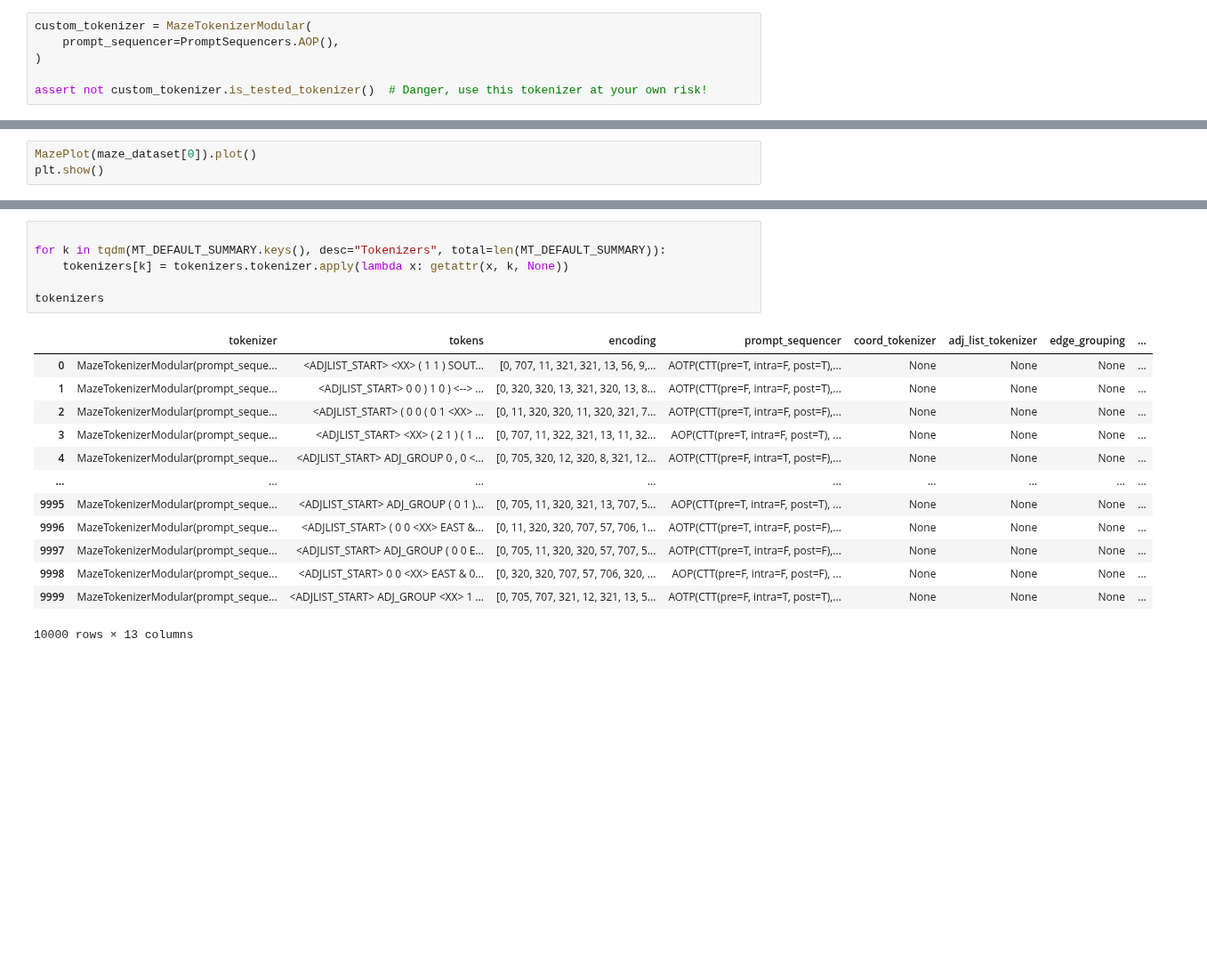
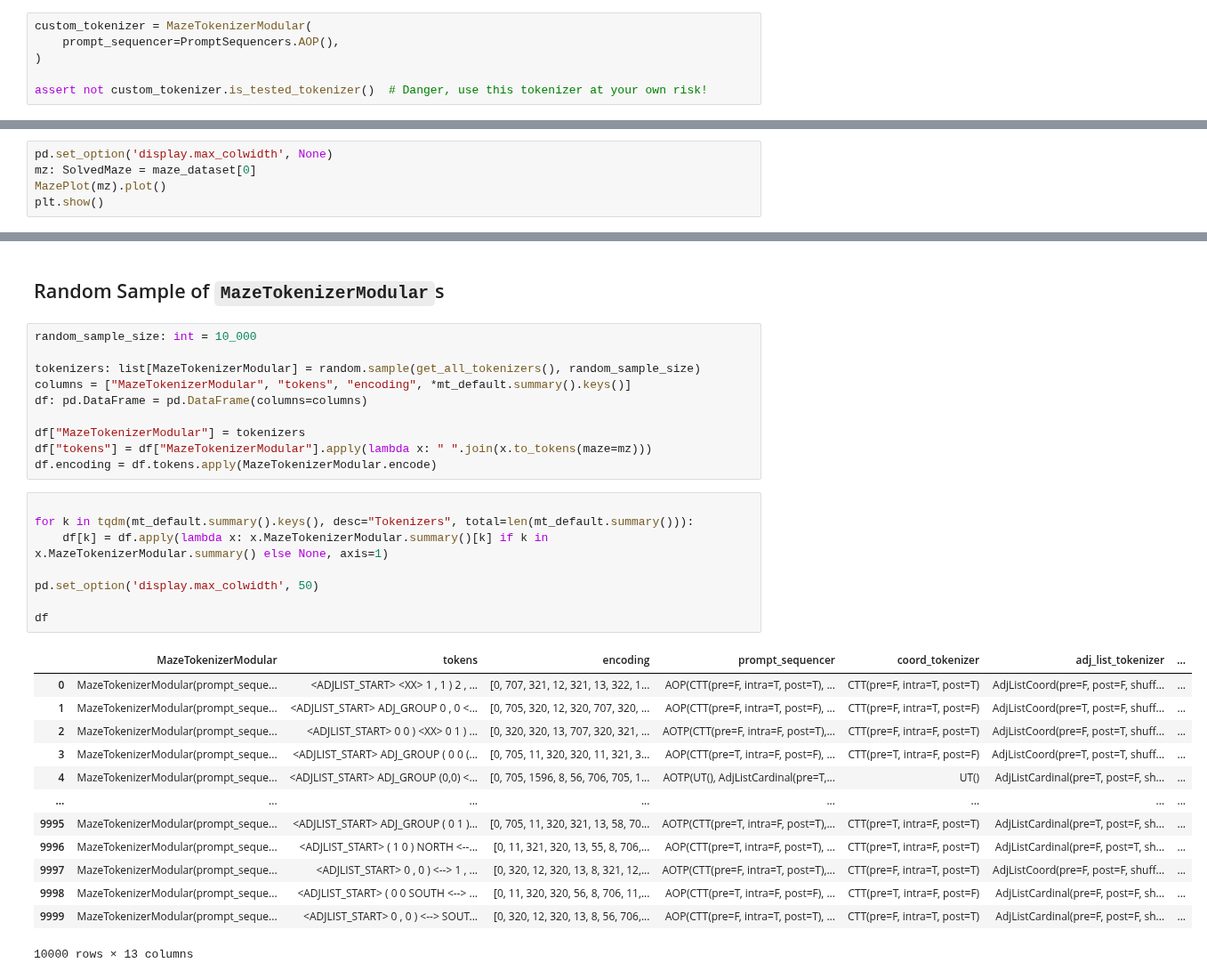
Before and after one commit to understanding-search/maze-dataset, a Jupyter notebook: notebooks/demo_mazetokenizermodular.ipynb, the cells around one changed output, grey strips where cells are left out. Shown at 89% size. Saved outputs shown, nothing was run; the diff lists cells and outputs as text; blank space fills up the shorter version.

```diff
--- a/notebooks/demo_mazetokenizermodular.ipynb
+++ b/notebooks/demo_mazetokenizermodular.ipynb
@@ -261,5 +220,7 @@ For each tokenizer, tokenizations and encodings of the below maze are logged in
 # %%
-MazePlot(maze_dataset[0]).plot()
+pd.set_option('display.max_colwidth', None)
+mz: SolvedMaze = maze_dataset[0]
+MazePlot(mz).plot()
 plt.show()
 # %% [output]
 [figure]
@@ -307,20 +318,34 @@ tokenizers.encoding = tokenizers.tokens.apply(mt_default.encode)
+# %% [markdown]
+## Random Sample of `MazeTokenizerModular`s
+# %%
+random_sample_size: int = 10_000
+
+tokenizers: list[MazeTokenizerModular] = random.sample(get_all_tokenizers(), random_sample_size)
+columns = ["MazeTokenizerModular", "tokens", "encoding", *mt_default.summary().keys()]
+df: pd.DataFrame = pd.DataFrame(columns=columns)
+
+df["MazeTokenizerModular"] = tokenizers
+df["tokens"] = df["MazeTokenizerModular"].apply(lambda x: " ".join(x.to_tokens(maze=mz)))
+df.encoding = df.tokens.apply(MazeTokenizerModular.encode)
 # %%
 
-for k in tqdm(MT_DEFAULT_SUMMARY.keys(), desc="Tokenizers", total=len(MT_DEFAULT_SUMMARY)):
-    tokenizers[k] = tokenizers.tokenizer.apply(lambda x: getattr(x, k, None))
+for k in tqdm(mt_default.summary().keys(), desc="Tokenizers", total=len(mt_default.summary())):
+    df[k] = df.apply(lambda x: x.MazeTokenizerModular.summary()[k] if k in x.MazeTokenizerModular.summary() else None, axis=1)
 
-tokenizers
+pd.set_option('display.max_colwidth', 50)
+
+df
 # %% [output]
-|  | tokenizer | tokens | encoding | prompt_sequencer | coord_tokenizer | adj_list_tokenizer | edge_grouping | ... |
-| 0 | MazeTokenizerModular(prompt_seque... | <ADJLIST_START> <XX> ( 1 1 ) SOUT... | [0, 707, 11, 321, 321, 13, 56, 9,... | AOTP(CTT(pre=T, intra=F, post=T),... | None | None | None | ... |
-| 1 | MazeTokenizerModular(prompt_seque... | <ADJLIST_START> 0 0 ) 1 0 ) <--> ... | [0, 320, 320, 13, 321, 320, 13, 8... | AOTP(CTT(pre=F, intra=F, post=T),... | None | None | None | ... |
-| 2 | MazeTokenizerModular(prompt_seque... | <ADJLIST_START> ( 0 0 ( 0 1 <XX> ... | [0, 11, 320, 320, 11, 320, 321, 7... | AOTP(CTT(pre=T, intra=F, post=F),... | None | None | None | ... |
-| 3 | MazeTokenizerModular(prompt_seque... | <ADJLIST_START> <XX> ( 2 1 ) ( 1 ... | [0, 707, 11, 322, 321, 13, 11, 32... | AOP(CTT(pre=T, intra=F, post=T), ... | None | None | None | ... |
-| 4 | MazeTokenizerModular(prompt_seque... | <ADJLIST_START> ADJ_GROUP 0 , 0 <... | [0, 705, 320, 12, 320, 8, 321, 12... | AOTP(CTT(pre=F, intra=T, post=F),... | None | None | None | ... |
-| ... | ... | ... | ... | ... | ... | ... | ... | ... |
-| 9995 | MazeTokenizerModular(prompt_seque... | <ADJLIST_START> ADJ_GROUP ( 0 1 )... | [0, 705, 11, 320, 321, 13, 707, 5... | AOP(CTT(pre=T, intra=F, post=T), ... | None | None | None | ... |
-| 9996 | MazeTokenizerModular(prompt_seque... | <ADJLIST_START> ( 0 0 <XX> EAST &... | [0, 11, 320, 320, 707, 57, 706, 1... | AOTP(CTT(pre=T, intra=F, post=F),... | None | None | None | ... |
-| 9997 | MazeTokenizerModular(prompt_seque... | <ADJLIST_START> ADJ_GROUP ( 0 0 E... | [0, 705, 11, 320, 320, 57, 707, 5... | AOTP(CTT(pre=T, intra=F, post=F),... | None | None | None | ... |
-| 9998 | MazeTokenizerModular(prompt_seque... | <ADJLIST_START> 0 0 <XX> EAST & 0... | [0, 320, 320, 707, 57, 706, 320, ... | AOP(CTT(pre=F, intra=F, post=F), ... | None | None | None | ... |
-| 9999 | MazeTokenizerModular(prompt_seque... | <ADJLIST_START> ADJ_GROUP <XX> 1 ... | [0, 705, 707, 321, 12, 321, 13, 5... | AOTP(CTT(pre=F, intra=T, post=T),... | None | None | None | ... |
+|  | MazeTokenizerModular | tokens | encoding | prompt_sequencer | coord_tokenizer | adj_list_tokenizer | ... |
+| 0 | MazeTokenizerModular(prompt_seque... | <ADJLIST_START> <XX> 1 , 1 ) 2 , ... | [0, 707, 321, 12, 321, 13, 322, 1... | AOP(CTT(pre=F, intra=T, post=T), ... | CTT(pre=F, intra=T, post=T) | AdjListCoord(pre=F, post=F, shuff... | ... |
+| 1 | MazeTokenizerModular(prompt_seque... | <ADJLIST_START> ADJ_GROUP 0 , 0 <... | [0, 705, 320, 12, 320, 707, 320, ... | AOP(CTT(pre=F, intra=T, post=F), ... | CTT(pre=F, intra=T, post=F) | AdjListCoord(pre=T, post=F, shuff... | ... |
+| 2 | MazeTokenizerModular(prompt_seque... | <ADJLIST_START> 0 0 ) <XX> 0 1 ) ... | [0, 320, 320, 13, 707, 320, 321, ... | AOTP(CTT(pre=F, intra=F, post=T),... | CTT(pre=F, intra=F, post=T) | AdjListCoord(pre=F, post=T, shuff... | ... |
+| 3 | MazeTokenizerModular(prompt_seque... | <ADJLIST_START> ADJ_GROUP ( 0 0 (... | [0, 705, 11, 320, 320, 11, 321, 3... | AOP(CTT(pre=T, intra=F, post=F), ... | CTT(pre=T, intra=F, post=F) | AdjListCoord(pre=T, post=T, shuff... | ... |
+| 4 | MazeTokenizerModular(prompt_seque... | <ADJLIST_START> ADJ_GROUP (0,0) <... | [0, 705, 1596, 8, 56, 706, 705, 1... | AOTP(UT(), AdjListCardinal(pre=T,... | UT() | AdjListCardinal(pre=T, post=F, sh... | ... |
+| ... | ... | ... | ... | ... | ... | ... | ... |
+| 9995 | MazeTokenizerModular(prompt_seque... | <ADJLIST_START> ADJ_GROUP ( 0 1 )... | [0, 705, 11, 320, 321, 13, 58, 70... | AOTP(CTT(pre=T, intra=F, post=T),... | CTT(pre=T, intra=F, post=T) | AdjListCardinal(pre=T, post=F, sh... | ... |
+| 9996 | MazeTokenizerModular(prompt_seque... | <ADJLIST_START> ( 1 0 ) NORTH <--... | [0, 11, 321, 320, 13, 55, 8, 706,... | AOP(CTT(pre=T, intra=F, post=T), ... | CTT(pre=T, intra=F, post=T) | AdjListCardinal(pre=F, post=T, sh... | ... |
+| 9997 | MazeTokenizerModular(prompt_seque... | <ADJLIST_START> 0 , 0 ) <--> 1 , ... | [0, 320, 12, 320, 13, 8, 321, 12,... | AOTP(CTT(pre=F, intra=T, post=T),... | CTT(pre=F, intra=T, post=T) | AdjListCoord(pre=F, post=F, shuff... | ... |
+| 9998 | MazeTokenizerModular(prompt_seque... | <ADJLIST_START> ( 0 0 SOUTH <--> ... | [0, 11, 320, 320, 56, 8, 706, 11,... | AOP(CTT(pre=T, intra=F, post=F), ... | CTT(pre=T, intra=F, post=F) | AdjListCardinal(pre=F, post=F, sh... | ... |
+| 9999 | MazeTokenizerModular(prompt_seque... | <ADJLIST_START> 0 , 0 ) <--> SOUT... | [0, 320, 12, 320, 13, 8, 56, 706,... | AOP(CTT(pre=F, intra=T, post=T), ... | CTT(pre=F, intra=T, post=T) | AdjListCardinal(pre=F, post=F, sh... | ... |
 10000 rows × 13 columns
```
Also changed, not shown: parts of 22 cells of this notebook, 2 other files.
